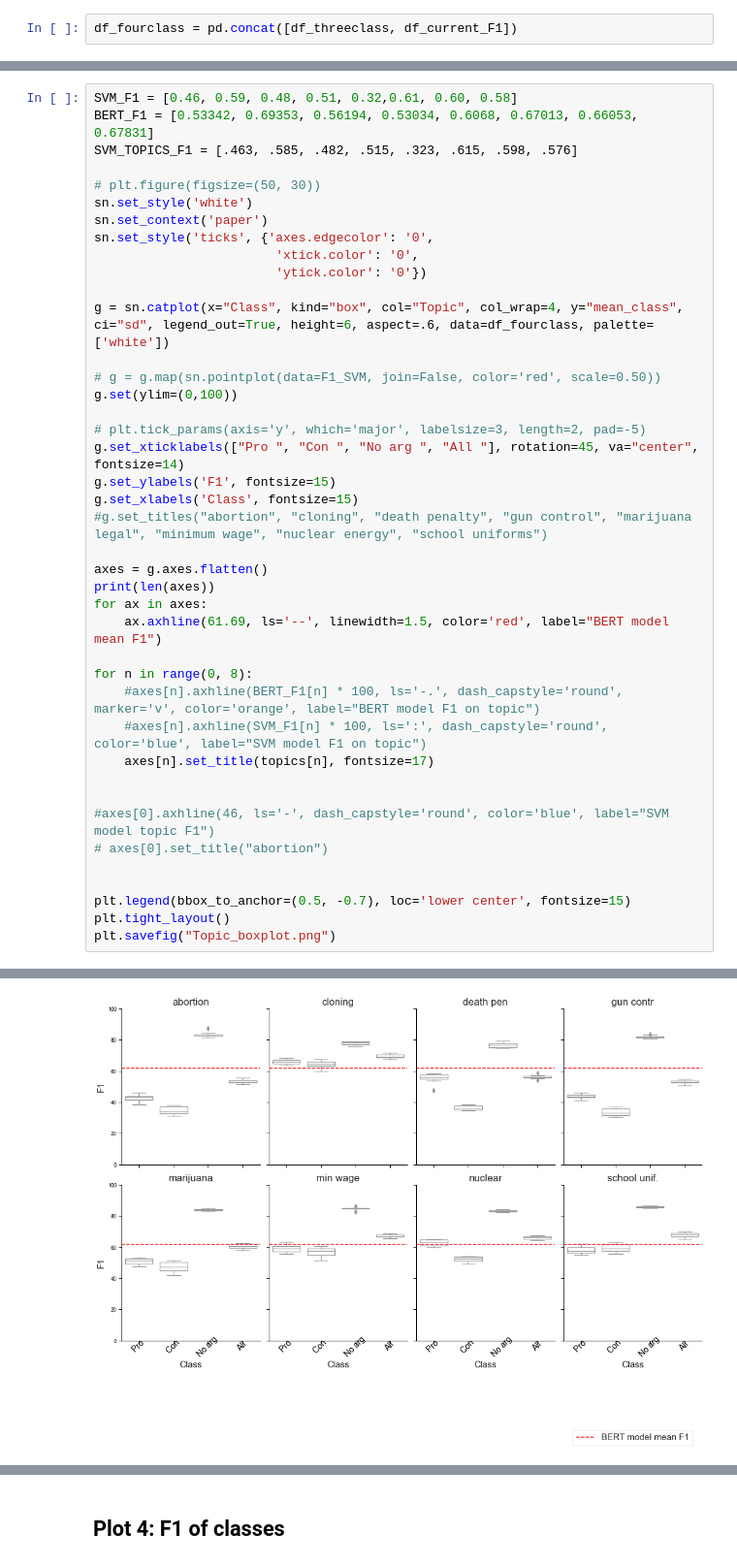
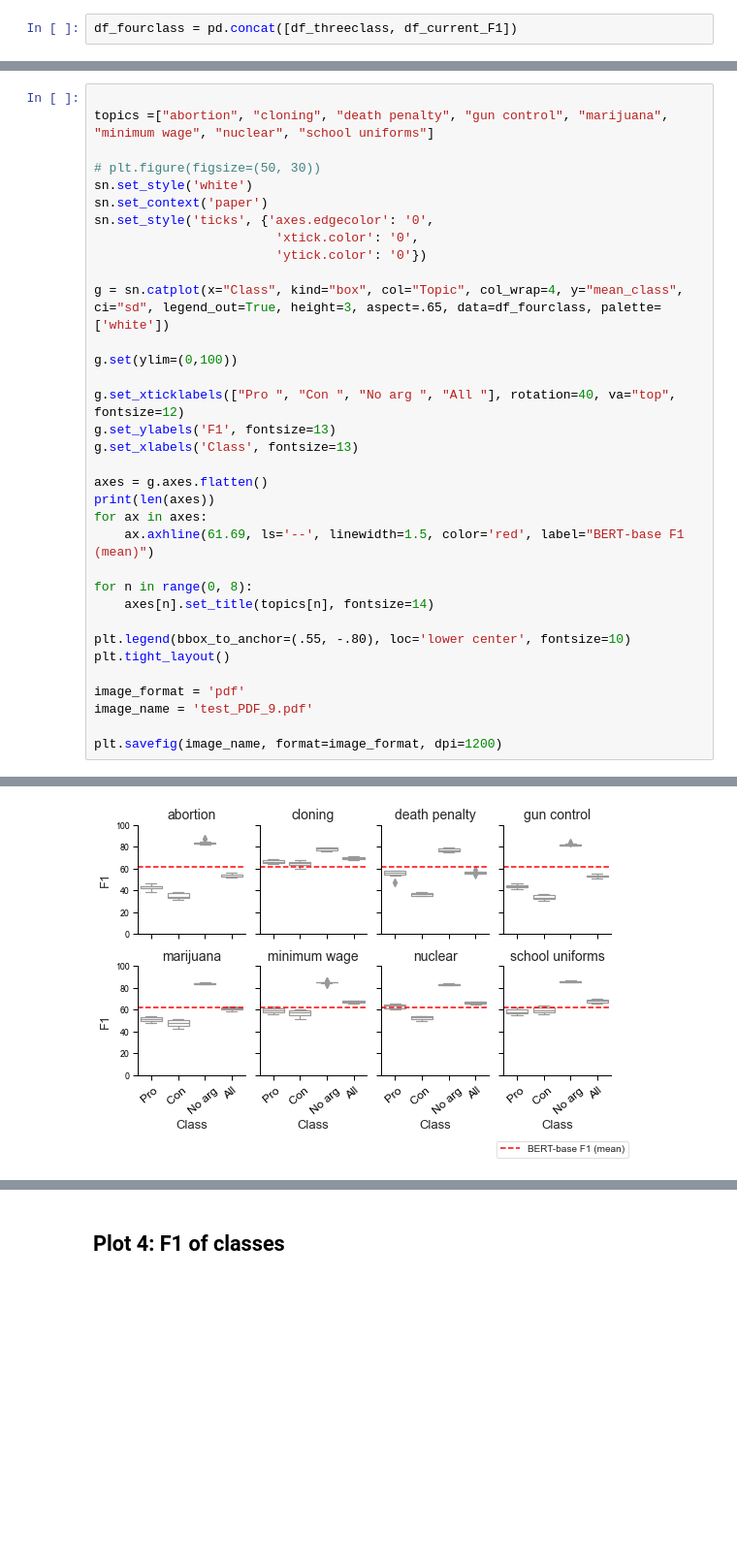
Before and after one commit to myrthereuver/claims-reproduction, a Jupyter notebook: analysis_reproduction/notebooks/Topics_Score_Viz.ipynb, the cells around one changed output, grey strips where cells are left out. Shown at 97% size. Saved outputs shown, nothing was run; the diff lists cells and outputs as text; blank space fills up the shorter version.

```diff
--- a/analysis_reproduction/notebooks/Topics_Score_Viz.ipynb
+++ b/analysis_reproduction/notebooks/Topics_Score_Viz.ipynb
@@ -429,44 +460,37 @@ plt.savefig("Topic_boxplot.png")
 # %%
-SVM_F1 = [0.46, 0.59, 0.48, 0.51, 0.32,0.61, 0.60, 0.58]
-BERT_F1 = [0.53342, 0.69353, 0.56194, 0.53034, 0.6068, 0.67013, 0.66053, 0.67831]
-SVM_TOPICS_F1 = [.463, .585, .482, .515, .323, .615, .598, .576]
+
+topics =["abortion", "cloning", "death penalty", "gun control", "marijuana", "minimum wage", "nuclear", "school uniforms"]
 
 # plt.figure(figsize=(50, 30))
 sn.set_style('white')
 sn.set_context('paper')
 sn.set_style('ticks', {'axes.edgecolor': '0',
                         'xtick.color': '0',
                         'ytick.color': '0'})
 
-g = sn.catplot(x="Class", kind="box", col="Topic", col_wrap=4, y="mean_class", ci="sd", legend_out=True, height=6, aspect=.6, data=df_fourclass, palette=['white'])
+g = sn.catplot(x="Class", kind="box", col="Topic", col_wrap=4, y="mean_class", ci="sd", legend_out=True, height=3, aspect=.65, data=df_fourclass, palette=['white'])
 
-# g = g.map(sn.pointplot(data=F1_SVM, join=False, color='red', scale=0.50))
 g.set(ylim=(0,100))
 
-# plt.tick_params(axis='y', which='major', labelsize=3, length=2, pad=-5)
-g.set_xticklabels(["Pro ", "Con ", "No arg ", "All "], rotation=45, va="center", fontsize=14)
-g.set_ylabels('F1', fontsize=15)
-g.set_xlabels('Class', fontsize=15)
-#g.set_titles("abortion", "cloning", "death penalty", "gun control", "marijuana legal", "minimum wage", "nuclear energy", "school uniforms")
+g.set_xticklabels(["Pro ", "Con ", "No arg ", "All "], rotation=40, va="top", fontsize=12)
+g.set_ylabels('F1', fontsize=13)
+g.set_xlabels('Class', fontsize=13)
 
 axes = g.axes.flatten()
 print(len(axes))
 for ax in axes:
-    ax.axhline(61.69, ls='--', linewidth=1.5, color='red', label="BERT model mean F1")
+    ax.axhline(61.69, ls='--', linewidth=1.5, color='red', label="BERT-base F1 (mean)")
 
 for n in range(0, 8):
-    #axes[n].axhline(BERT_F1[n] * 100, ls='-.', dash_capstyle='round', marker='v', color='orange', label="BERT model F1 on topic")
-    #axes[n].axhline(SVM_F1[n] * 100, ls=':', dash_capstyle='round', color='blue', label="SVM model F1 on topic")
-    axes[n].set_title(topics[n], fontsize=17)
+    axes[n].set_title(topics[n], fontsize=14)
 
+plt.legend(bbox_to_anchor=(.55, -.80), loc='lower center', fontsize=10)
+plt.tight_layout()
 
-#axes[0].axhline(46, ls='-', dash_capstyle='round', color='blue', label="SVM model topic F1")
-# axes[0].set_title("abortion")
+image_format = 'pdf'
+image_name = 'test_PDF_9.pdf'
 
-
-plt.legend(bbox_to_anchor=(0.5, -0.7), loc='lower center', fontsize=15)
-plt.tight_layout()
-plt.savefig("Topic_boxplot.png")
+plt.savefig(image_name, format=image_format, dpi=1200)
 # %% [output]
 8
-[figure, old version]
+[figure, new version]
```
Also changed, not shown: parts of 18 cells of this notebook, 4 other files.
